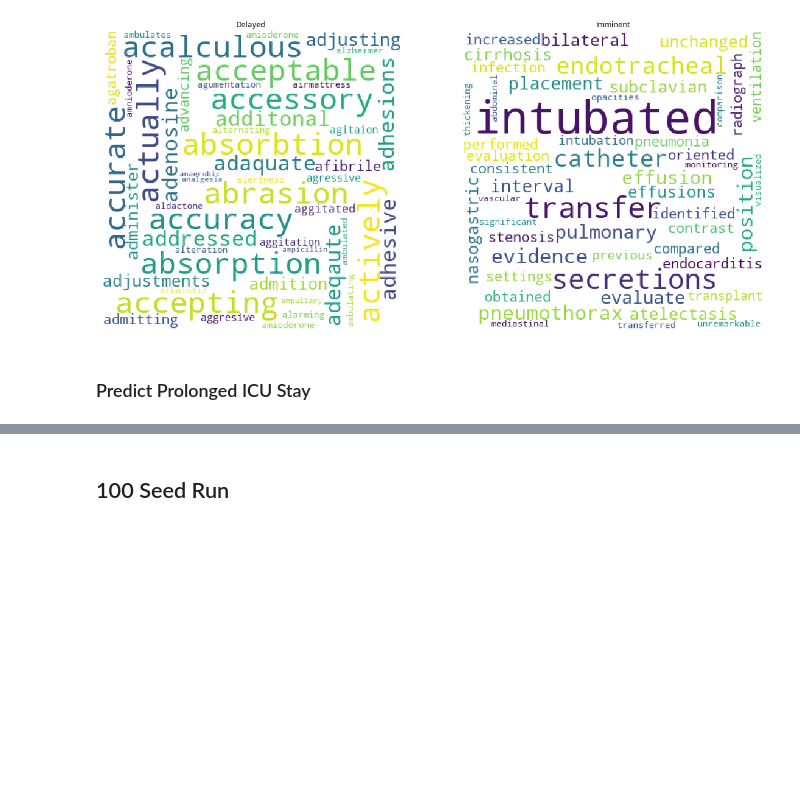
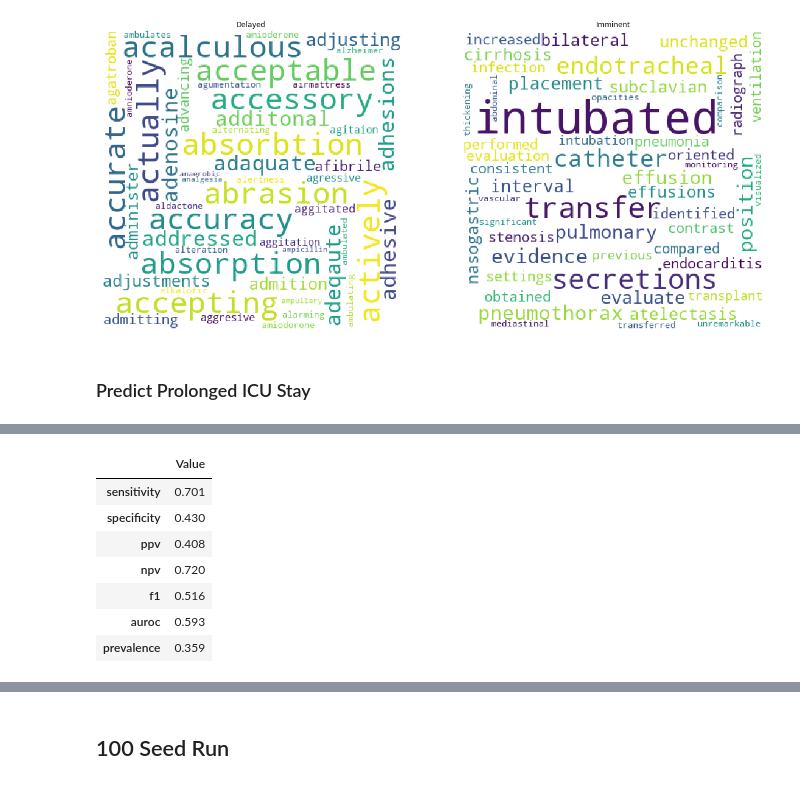
Before and after one commit to sudarshan85/imminent-adm-mimic, a Jupyter notebook: rf/rf_classifier.ipynb, the cells around one changed output, grey strips where cells are left out. Cells and saved outputs as stored; diff of their text form; code cells hidden in the pictures; blank space fills up the shorter version.

```diff
--- a/rf/rf_classifier.ipynb
+++ b/rf/rf_classifier.ipynb
@@ -171,28 +175,37 @@ plot_thresh_range(ax, y_test, prob, 0.3, 0.7, 25)
 # %%
-args.discharge_threshold = 0.35
+args.discharge_threshold = 0.358
 y_pred = (prob > args.discharge_threshold).astype(np.int64)
 cm = confusion_matrix(y_test, y_pred)
 tn,fp,fn,tp = cm[0][0],cm[0][1],cm[1][0],cm[1][1]
 prevalence = (fn+tp)/(tn+fp+fn+tp)
 sensitivity = tp/(tp+fn)
 specificity = tn/(tn+fp)
 ppv = tp/(tp+fp)
 npv = tn/(tn+fn)
 f1 = (2*ppv*sensitivity)/(ppv+sensitivity)
 auroc = roc_auc_score(y_test, prob)
 
 d = {
   'sensitivity': np.round(sensitivity, 3),
   'specificity': np.round(specificity, 3),
   'ppv': np.round(ppv, 3),
   'npv': np.round(npv, 3),
   'f1': np.round(f1, 3),
   'auroc': np.round(auroc, 3),
   'prevalence': np.round(prevalence, 3),
 }
 
 metrics = pd.DataFrame(d.values(), index=d.keys(), columns=['Value'])
 metrics
+# %% [output]
+|  | Value |
+| sensitivity | 0.701 |
+| specificity | 0.430 |
+| ppv | 0.408 |
+| npv | 0.720 |
+| f1 | 0.516 |
+| auroc | 0.593 |
+| prevalence | 0.359 |
 # %%
 fig, ax = plt.subplots(figsize=(10, 8))
 plot_confusion_matrix(ax, cm, classes=['Short Stay', 'Prolonged Stay'], normalize=False, title='Confusion matrix')
```
Also changed, not shown: parts of 7 cells of this notebook, 1 other file.
